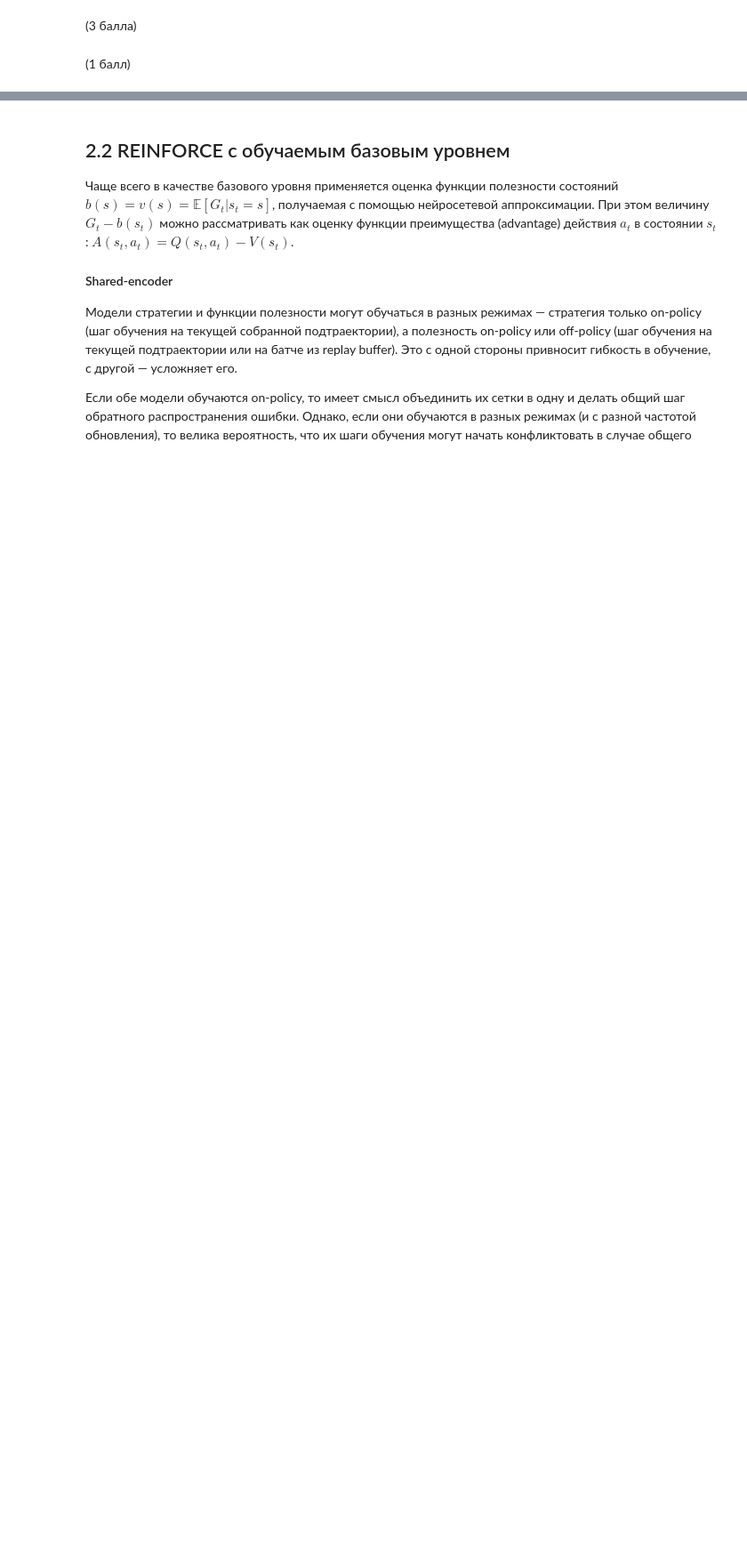
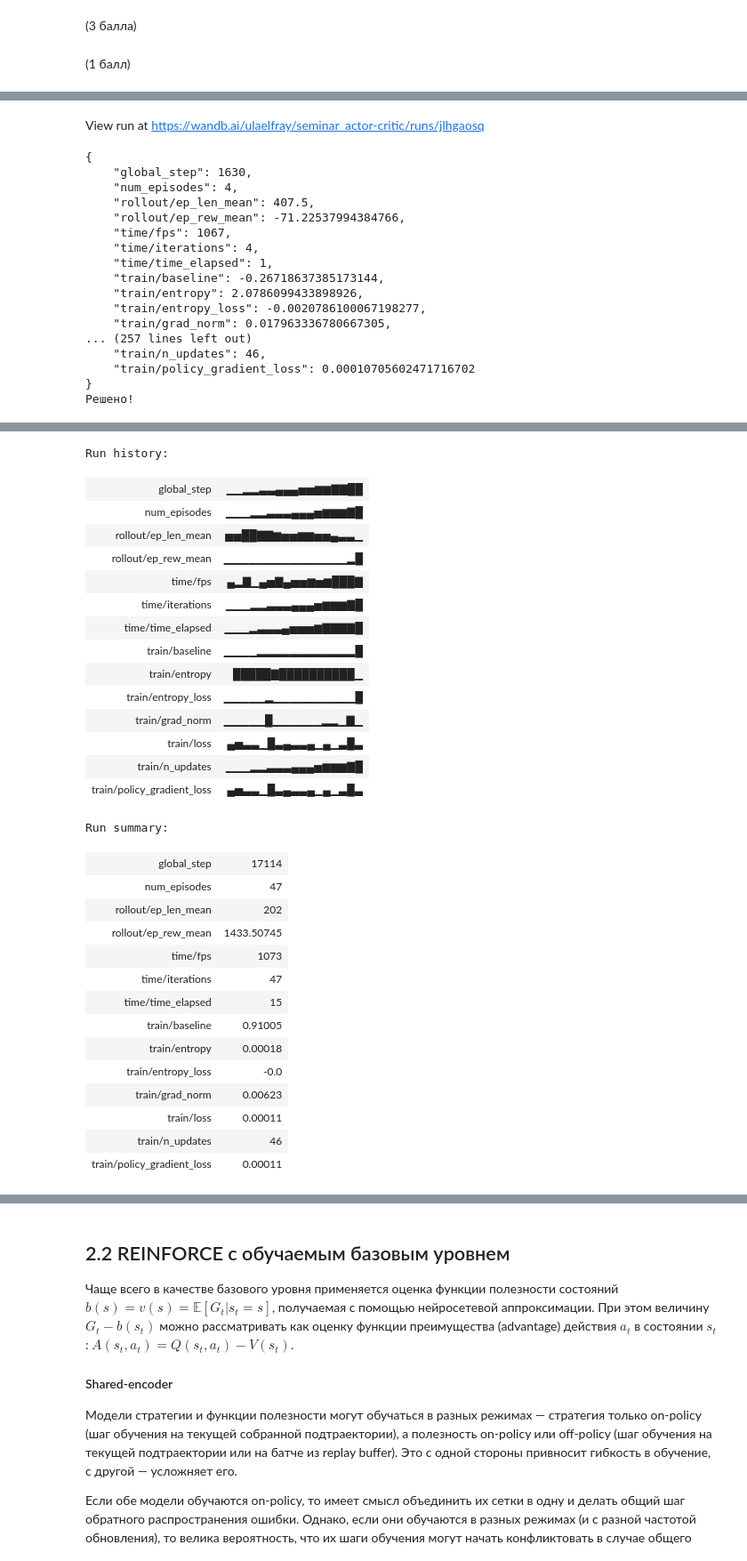
Before and after one commit to vagizD/RL, a Jupyter notebook: practices/prac5/prac5.ipynb, the cells around one changed output, grey strips where cells are left out. Shown at 89% size. Drawn from its saved outputs; the diff is of its cells as text; code cells hidden in the pictures; blank space fills up the shorter version.

```diff
--- a/practices/prac5/prac5.ipynb
+++ b/practices/prac5/prac5.ipynb
@@ -631,14 +674,18 @@ $$\nabla_\theta J(\theta) = \mathbb{E}_\pi [(G_t - b(s)) \nabla_\theta \ln \pi_\
 # AverageReturnBuffer хранит статистику - среднюю отдачу по всем состояниям и эпизодам за время обучения
 class AverageReturnBuffer(Buffer):
     def __init__(self, gamma: float = 0.99, device: Union[torch.device, str] = "cpu"):
-        # Дополнительные переменные, необходимые для вычисления средней отдачи
-        raise NotImplementedError
+        super().__init__(gamma, device)
+        self.avg_returns = []
+
+    def _get_mean(self, l):
+        return sum(l) / max(1, len(l))
 
     def get_average_return(self):
-        raise NotImplementedError
+        return self._get_mean(self.avg_returns)
 
     def compute_returns(self) -> None:
-        raise NotImplementedError
+        super().compute_returns()
+        self.avg_returns.append(self._get_mean(self.returns))
 # %% [markdown]
 (1 балл)
 # %%
@@ -664,8 +711,7 @@ class AverageReturnBaselineReinforce(Reinforce):
         baseline = self.buffer.get_average_return()
 
         # Посчитать отдачи с учётом базового уровня
-        # returns = ...
-        raise NotImplementedError
+        returns = rollout_data.returns - baseline
 
         # Policy gradient loss
         policy_loss = -(returns * log_prob).mean()
@@ -697,5 +743,6 @@ run_algorithm(
     use_wandb=True,
     wandb_kwargs=dict(project='seminar_actor-critic', monitor_gym=True, name='reinforce_simple-baseline'),
     learn_kwargs=dict(max_timesteps=50000, log_interval=1000, expected_return=2000, save_checkpoint_interval=1000,
-                    save_checkpoint_path='/content/drive/My Drive/seminar_actor-critic/reinforce_simple-baseline')
+                    save_checkpoint_path='./reinforce_simple-baseline')
 )
+# %% [output]
@@ -701,0 +754,18 @@ run_algorithm(
+View run at https://wandb.ai/ulaelfray/seminar_actor-critic/runs/jlhgaosq
+{
+    "global_step": 1630,
+    "num_episodes": 4,
+    "rollout/ep_len_mean": 407.5,
+    "rollout/ep_rew_mean": -71.22537994384766,
+    "time/fps": 1067,
+    "time/iterations": 4,
+    "time/time_elapsed": 1,
+    "train/baseline": -0.26718637385173144,
+    "train/entropy": 2.0786099433898926,
+    "train/entropy_loss": -0.0020786100067198277,
+    "train/grad_norm": 0.017963336780667305,
+... (257 lines left out)
+    "train/n_updates": 46,
+    "train/policy_gradient_loss": 0.00010705602471716702
+}
+Решено!
@@ -701,0 +773,30 @@ run_algorithm(
+Run history:
+| global_step | ▁▁▂▂▃▃▄▄▄▅▅▆▆▇▇██ |
+| num_episodes | ▁▁▁▂▂▃▃▃▄▄▄▅▆▆▆▇█ |
+| rollout/ep_len_mean | ▅▅██▇▇▆▅▅▆▆▅▅▄▃▃▁ |
+| rollout/ep_rew_mean | ▁▁▁▁▁▁▁▁▁▁▁▁▁▁▁▂█ |
+| time/fps | ▄▂▇▁▄▅▇▄▅▅▆▅▆███▇ |
+| time/iterations | ▁▁▁▂▂▃▃▃▄▄▄▅▆▆▆▇█ |
+| time/time_elapsed | ▁▁▁▂▃▃▃▄▅▅▅▆▇▇▇▇█ |
+| train/baseline | ▁▁▁▁▂▂▂▂▂▂▂▂▂▂▂▂█ |
+| train/entropy | █████▇██████████▁ |
+| train/entropy_loss | ▁▁▁▁▁▂▁▁▁▁▁▁▁▁▁▁█ |
+| train/grad_norm | ▁▁▁▁▁█▁▁▁▁▁▁▂▂▁▇▁ |
+| train/loss | ▄▅▃▃▁█▃▄▃▃▄▁▄▁▃█▃ |
+| train/n_updates | ▁▁▁▂▂▃▃▃▄▄▄▅▆▆▆▇█ |
+| train/policy_gradient_loss | ▄▅▃▃▁█▃▄▃▃▄▁▄▁▃█▃ |
+Run summary:
+| global_step | 17114 |
+| num_episodes | 47 |
+| rollout/ep_len_mean | 202 |
+| rollout/ep_rew_mean | 1433.50745 |
+| time/fps | 1073 |
+| time/iterations | 47 |
+| time/time_elapsed | 15 |
+| train/baseline | 0.91005 |
+| train/entropy | 0.00018 |
+| train/entropy_loss | -0.0 |
+| train/grad_norm | 0.00623 |
+| train/loss | 0.00011 |
+| train/n_updates | 46 |
+| train/policy_gradient_loss | 0.00011 |
```
Also changed, not shown: parts of 11 cells of this notebook.
